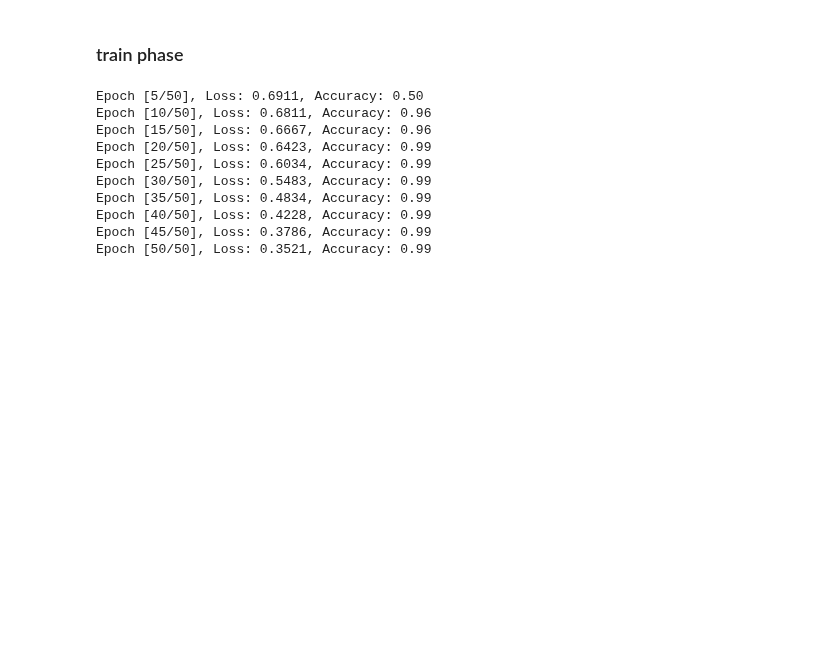
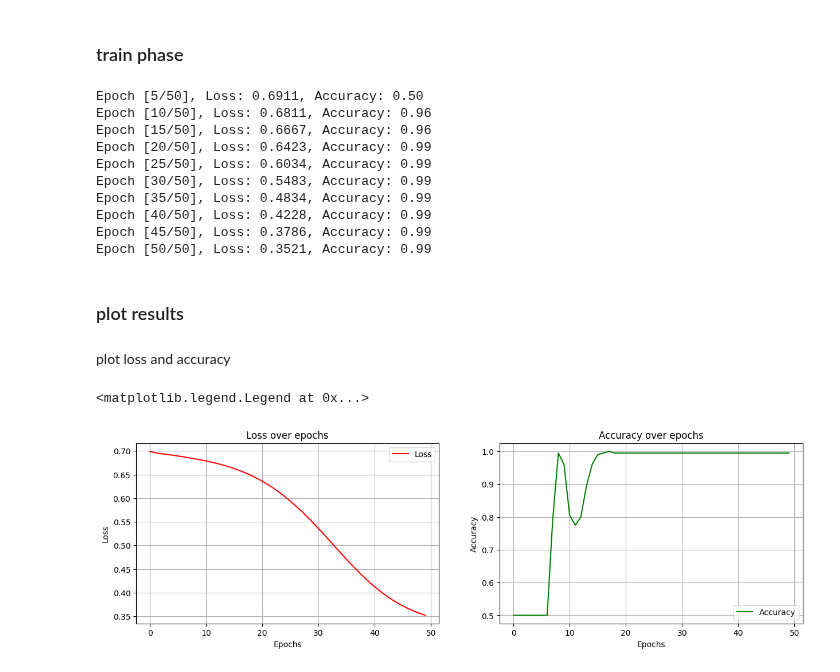
Before and after one commit to rezaAdinepour/Deep-Learning-Homework, a Jupyter notebook: HWs/HW2/Code/Q1.ipynb, the cells around one changed output. Cells and saved outputs as stored; diff of their text form; code cells hidden in the pictures; blank space fills up the shorter version.

```diff
--- a/HWs/HW2/Code/Q1.ipynb
+++ b/HWs/HW2/Code/Q1.ipynb
@@ -120,3 +120,30 @@ Epoch [35/50], Loss: 0.4834, Accuracy: 0.99
 Epoch [40/50], Loss: 0.4228, Accuracy: 0.99
 Epoch [45/50], Loss: 0.3786, Accuracy: 0.99
 Epoch [50/50], Loss: 0.3521, Accuracy: 0.99
+# %% [markdown]
+### plot results
+# %% [markdown]
+plot loss and accuracy
+# %%
+plt.figure(figsize=(15, 9))
+
+# plot loss
+plt.subplot(2, 2, 1)
+plt.plot(loss_values, label='Loss', color='red')
+plt.title('Loss over epochs')
+plt.xlabel('Epochs')
+plt.ylabel('Loss')
+plt.grid(True)
+plt.legend()
+
+# plot accuracy
+plt.subplot(2, 2, 2)
+plt.plot(accuracy_values, label='Accuracy', color='green')
+plt.title('Accuracy over epochs')
+plt.xlabel('Epochs')
+plt.ylabel('Accuracy')
+plt.grid(True)
+plt.legend()
+# %% [output]
+<matplotlib.legend.Legend at 0x...>
+[figure, added]
```
Also changed, not shown: parts of 2 cells of this notebook.
